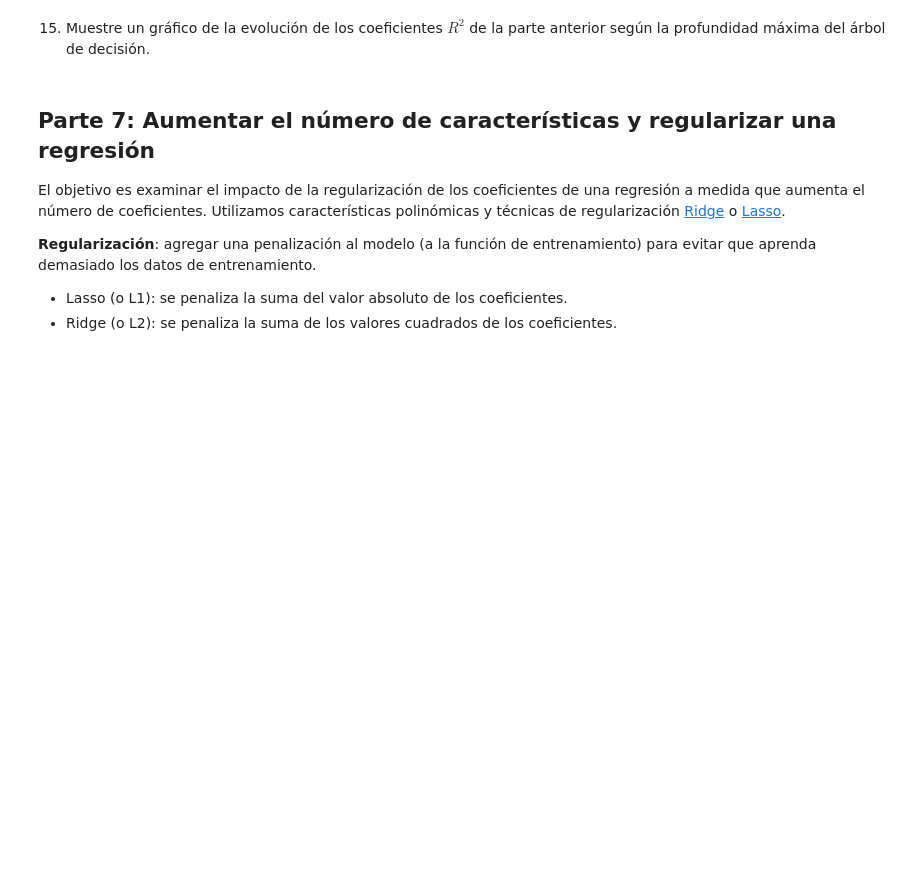
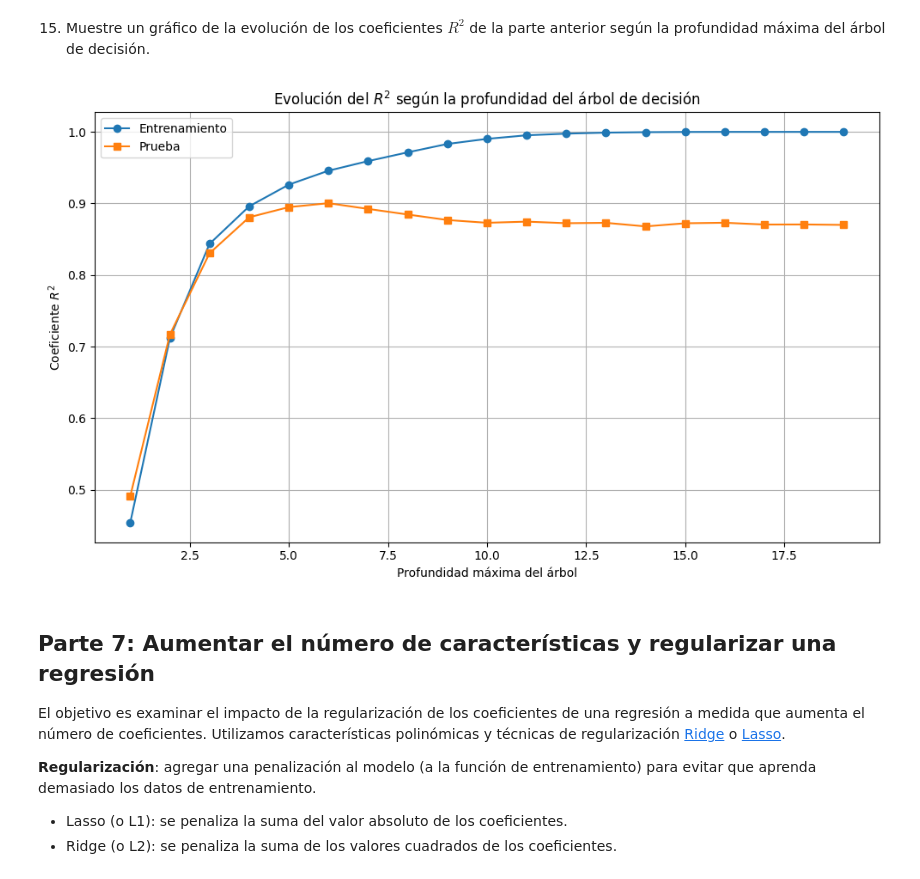
Before and after one commit to SebaSalasLvd/laboratorios-mineria, a Jupyter notebook: lab3/Lab3.ipynb, the cells around one changed output. Drawn from its saved outputs; the diff is of its cells as text; code cells hidden in the pictures; blank space fills up the shorter version.

```diff
--- a/lab3/Lab3.ipynb
+++ b/lab3/Lab3.ipynb
@@ -297,3 +295,19 @@ res
+# %%
+# Separar las tripletas
+alturas, r2_train, r2_test = zip(*res)
+
+plt.figure(figsize=(10, 6))
+plt.plot(alturas, r2_train, label="Entrenamiento", marker='o')
+plt.plot(alturas, r2_test, label="Prueba", marker='s')
+plt.xlabel("Profundidad máxima del árbol")
+plt.ylabel("Coeficiente $R^2$")
+plt.title("Evolución del $R^2$ según la profundidad del árbol de decisión")
+plt.legend()
+plt.grid(True)
+plt.tight_layout()
+plt.show()
+# %% [output]
+[figure, added]
 # %% [markdown]
 ## Parte 7: Aumentar el número de características y regularizar una regresión
 
```
Also changed, not shown: parts of 1 cell of this notebook.
